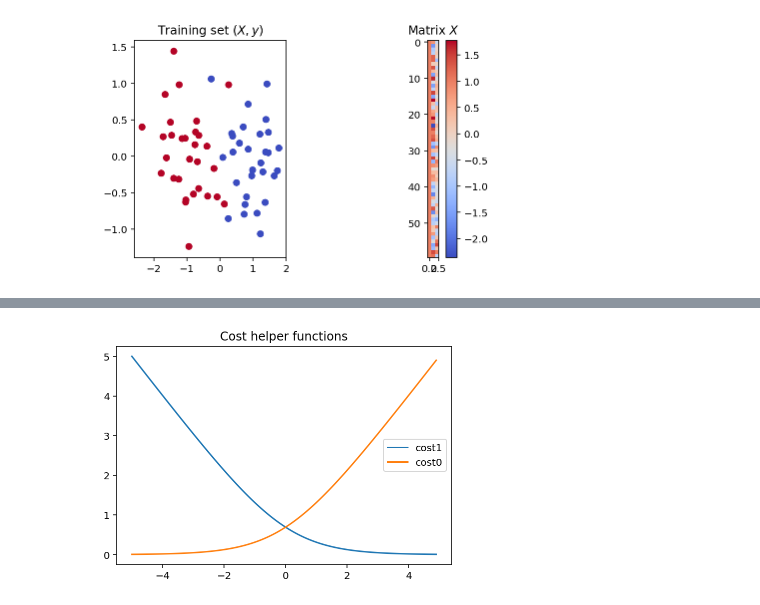
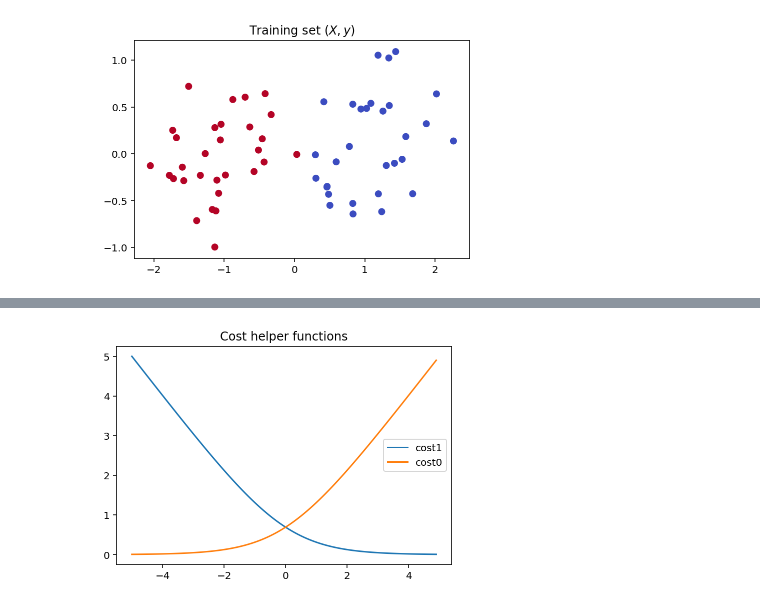
Before and after one commit to NIPE-SYSTEMS/support-vector-machine, a Jupyter notebook: Support Vector Machine.ipynb, the cells around one changed output, grey strips where cells are left out. Drawn from its saved outputs; the diff is of its cells as text; code cells hidden in the pictures.

```diff
--- a/Support Vector Machine.ipynb
+++ b/Support Vector Machine.ipynb
@@ -53,35 +100,32 @@ Generating a training set from random values of a merged multivariate normal dis
 # %%
 gaussian2d = lambda x, y, sigma, n: (np.random.normal(x, sigma, n), np.random.normal(y, sigma, n))
 
-m = 60; half_m = int(m / 2)
+m = 60
+half_m = int(m / 2)
 sigma = 0.5
 
 X = np.concatenate((
-    np.array(gaussian2d(1, 0, sigma, half_m)).T,
-    np.array(gaussian2d(-1, 0, sigma, half_m)).T
+    np.array(gaussian2d(1, 0, sigma, half_m)).T,   # first half of the training set
+    np.array(gaussian2d(-1, 0, sigma, half_m)).T   # second half of the training set
 ), axis=0)
 
 y = np.concatenate((
-    np.repeat(0, half_m),
-    np.repeat(1, half_m)
+    np.repeat(0, half_m), # setting results to 0
+    np.repeat(1, half_m)  # setting results to 1
 ), axis=0)
 
 permutation = np.eye(m)
 np.random.shuffle(permutation)
 
+# permutate X and y with P
 X = np.matmul(permutation, X)
 y = np.matmul(permutation, y)
 
+# add ones for x_0
 X = np.c_[ np.ones((m, 1)), X ]
 
-plt.subplot(1, 2, 1)
 plt.scatter(X[:, 1], X[:, 2], c=y, cmap=plt.cm.coolwarm)
 plt.title("Training set $(X, y)$")
-
-plt.subplot(1, 2, 2)
-plt.imshow(X, cmap=plt.cm.coolwarm)
-plt.colorbar()
-plt.title("Matrix $X$")
 plt.show()
 # %% [output]
-[figure, old version]
+[figure, new version]
```
Also changed, not shown: parts of 38 cells of this notebook.
